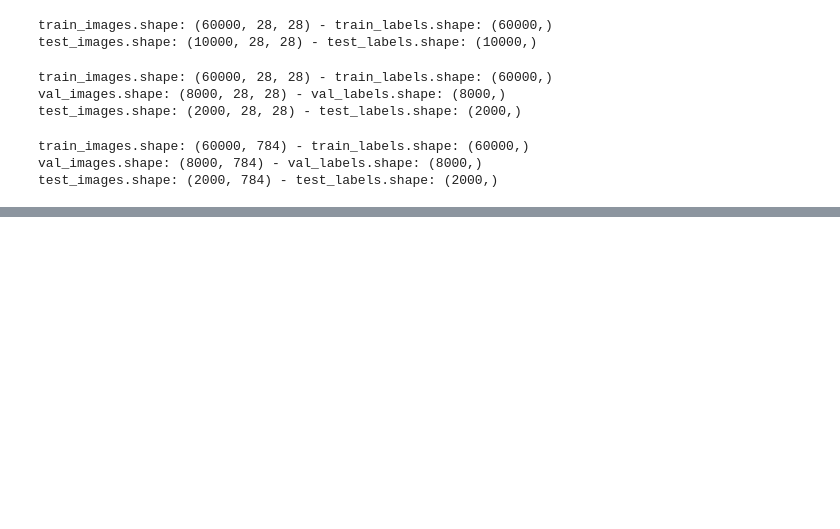
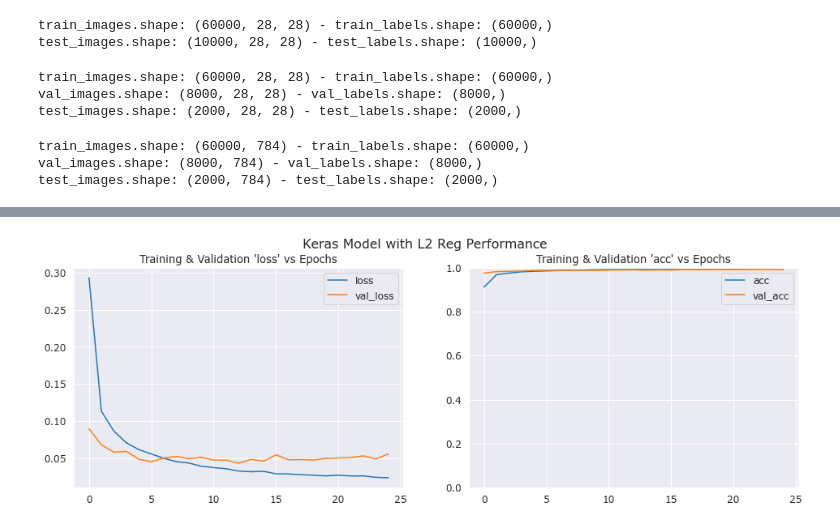
Before and after one commit to mjbhobe/dl-keras, a Jupyter notebook: kr_mnist_dnn.ipynb, the cells around one changed output, grey strips where cells are left out. Drawn from its saved outputs; the diff is of its cells as text; code cells hidden in the pictures; blank space fills up the shorter version.

```diff
--- a/kr_mnist_dnn.ipynb
+++ b/kr_mnist_dnn.ipynb
@@ -124,0 +281,31 @@ test_labels[:20], test_labels_pred[:20]
+# %%
+INPUT_SHAPE = (image_size, image_size, 1)
+EPOCHS = 25
+BATCH_SIZE = 64
+KERNEL_SIZE = 3
+POOL_SIZE = 2
+FILTERS = 64
+DROPOUT = 0.2
+NUM_CLASSES = 10
+# %%
+L2_REG_FACTOR = 1e-5
+l2_reg = l2(L2_REG_FACTOR)
+# %%
+cnn_model = Sequential([
+    Conv2D(filters=FILTERS, kernel_size=KERNEL_SIZE, activation='relu',
+           kernel_regularizer=l2_reg, input_shape=INPUT_SHAPE),
+    MaxPooling2D(pool_size=POOL_SIZE),
+    Conv2D(filters=FILTERS, kernel_size=KERNEL_SIZE, activation='relu',
+           kernel_regularizer=l2_reg),
+    MaxPooling2D(pool_size=POOL_SIZE),
+    Conv2D(filters=FILTERS, kernel_size=KERNEL_SIZE, activation='relu',
+           kernel_regularizer=l2_reg),
+    MaxPooling2D(pool_size=POOL_SIZE),
+    Flatten(),
+    Dropout(DROPOUT),
+    Dense(NUM_CLASSES, kernel_regularizer=l2_reg),
+    Activation('softmax')
+])
+cnn_model.compile(loss='sparse_categorical_crossentropy',
+              optimizer='adam', metrics=['acc'])
+print(cnn_model.summary())
@@ -124,0 +330,3 @@ test_labels[:20], test_labels_pred[:20]
+# %%
+hist = cnn_model.fit(train_images, train_labels, validation_data=(val_images, val_labels),
+    epochs=EPOCHS, batch_size=BATCH_SIZE)
@@ -124,0 +351,6 @@ test_labels[:20], test_labels_pred[:20]
+# %%
+import kr_helper_funcs as kru
+
+kru.show_plots(hist.history, metric="acc", plot_title="Keras Model with L2 Reg Performance")
+# %% [output]
+[figure, added]
```
Also changed, not shown: parts of 25 cells of this notebook, 4 other files.
